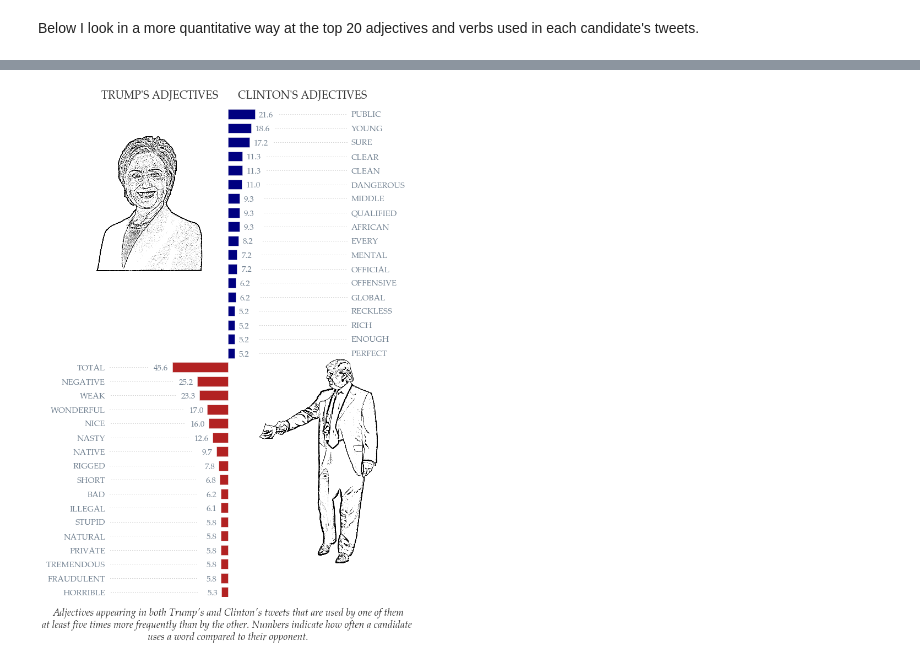
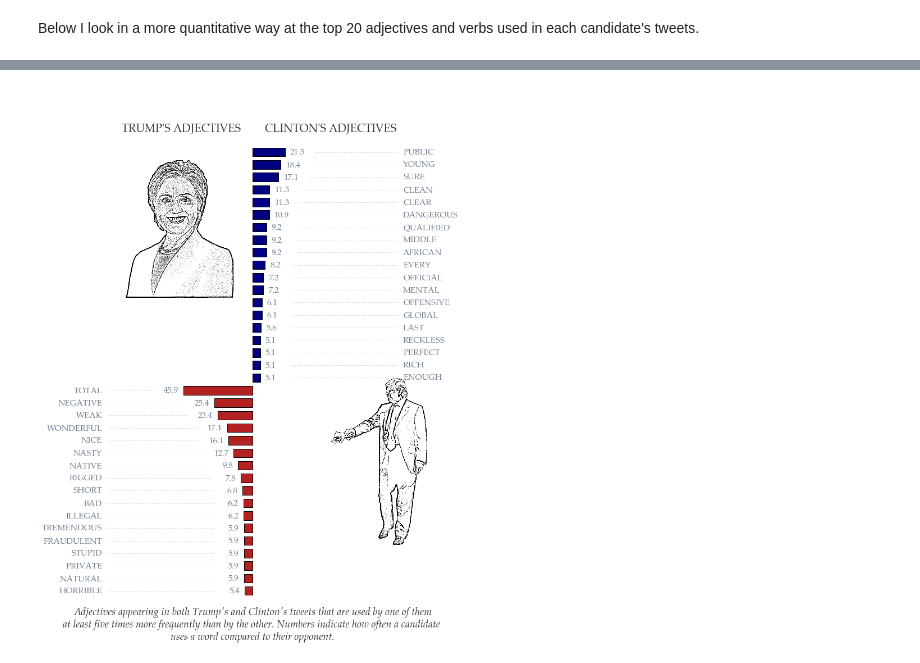
Before and after one commit to gogrean/elect2016, a Jupyter notebook: code/Negativity.ipynb, the cells around one changed output, grey strips where cells are left out. Drawn from its saved outputs; the diff is of its cells as text; code cells hidden in the pictures.

Commit message:
More figure polishing, plus verb and unique words analyses.

```diff
--- a/code/Negativity.ipynb
+++ b/code/Negativity.ipynb
@@ -99,7 +99,7 @@ def make_corpus(df):
 def tag_corpus(tokenized_corpus, flagged_indices=[], method='stemming'):
     hillary = ['hillary', '-hillary', '-h', "–hillary", "—hillary"]
     stopset = stopwords.words('english')
-    forbidden = ["http", "//", "amp", "una", "gun", "los"] + punctuation_marks
+    forbidden = ["http", "//", "amp", "una", "gun", "los", "que", "las", "arizona", "hardworking"] + punctuation_marks
     tags = st.tag(tokenized_corpus)
     modified_corpus = False
     for i, w in enumerate(tags):
@@ -350,6 +350,29 @@ for adj in top_adj:
         plot_top_adj[adj][1] = plot_top_adj[adj][1][0]
 
 sorted_adj = sorted(plot_top_adj.items(), key=lambda x: sum(x[1]))
+
+
+top_vb_clinton = [x[0] for x in sorted_vb_clinton_bucket[-n_top_words:]]
+top_vb_trump = [x[0] for x in sorted_vb_trump_bucket[-n_top_words:]]
+
+n_vb_clinton = len(verb_clinton)
+n_vb_trump = len(verb_trump)
+
+plot_top_vb = {}
+top_vb = set(top_vb_trump + top_vb_clinton)
+for vb in top_vb:
+    plot_top_vb[vb] = [[x[1]/n_vb_clinton*100 for x in sorted_vb_clinton_bucket if x[0] == vb],
+                         [x[1]/n_vb_trump*100 for x in sorted_vb_trump_bucket if x[0] == vb]]
+    if not plot_top_vb[vb][0]:
+        plot_top_vb[vb][0] = 0
+    else:
+        plot_top_vb[vb][0] = plot_top_vb[vb][0][0]
+    if not plot_top_vb[vb][1]:
+        plot_top_vb[vb][1] = 0
+    else:
+        plot_top_vb[vb][1] = plot_top_vb[vb][1][0]
+
+sorted_vb = sorted(plot_top_vb.items(), key=lambda x: sum(x[1]))
 # %%
 plt.rcParams.update({'font.size': 15})
 plt.rcParams.update({'xtick.major.size': 10})
@@ -435,7 +534,7 @@ plt.rcParams.update({'xtick.major.size': 10})
 plt.rcParams.update({'ytick.major.size': 10})
 pfont = {'fontname': 'Palatino Linotype'}
 
-fig = plt.figure(figsize=(10,16), frameon=False)
+fig = plt.figure(figsize=(12,16), frameon=False)
 plt.axis('off')
 
 bar_pos_trump = np.arange(len(sorted_adj_ratio_trump))
@@ -464,37 +563,37 @@ for i, adj in zip(bar_pos_trump, sorted_adj_ratio_trump):
               linestyle='dotted', c='k', alpha=0.3, linewidth=1)
 for i, adj in zip(bar_pos_clinton, sorted_adj_ratio_clinton):
     tloc = 100
     talign = 'left'
     offset = abs(tloc)/30*np.sign(tloc)
     lstart = np.max(adj[1]) * np.sign(tloc) + 6*offset
     nmax_label = lstart
     nmin_label = np.min(adj[1])*np.sign(offset)
     lend = tloc - offset
     plt.text(tloc, i, adj[0].upper(), va='bottom', ha=talign, color=tc, **pfont)
     plt.text(np.max(adj[1]) * np.sign(tloc) + offset, i, "%.1f" % np.max(adj[1]),
              ha=talign, va='bottom', color=tc, **pfont)
     plt.plot([lstart, lend], [i+bar_width/2, i+bar_width/2],
               linestyle='dotted', c='k', alpha=0.3, linewidth=1)
 
 plt.xlim([-abs(tloc)*1.25,abs(tloc)*1.25])
-plt.text(-8, np.max(bar_pos_clinton)+1.5, "TRUMP'S ADJECTIVES", ha='right', fontsize=20, alpha=0.8, **pfont)
-plt.text(8, np.max(bar_pos_clinton)+1.5, "CLINTON'S ADJECTIVES", ha='left', fontsize=20, alpha=0.8, **pfont)
-plt.text(0, -3,
+plt.text(-8, np.max(bar_pos_clinton)+2.0, "TRUMP'S ADJECTIVES", ha='right', fontsize=20, alpha=0.8, **pfont)
+plt.text(8, np.max(bar_pos_clinton)+2.0, "CLINTON'S ADJECTIVES", ha='left', fontsize=20, alpha=0.8, **pfont)
+plt.text(0, -3.5,
          """Adjectives appearing in both Trump's and Clinton's tweets that are used by one of them
 at least five times more frequently than by the other. Numbers indicate how often a candidate
 uses a word compared to their opponent.""", fontsize=18, alpha=0.8,
          ha='center', style='italic', **pfont)
 
 hc_sketch = Image.open('../figs/hillary-sketch.png')
 hc_sketch = hc_sketch.resize((int(hc_sketch.size[0]//3), int(hc_sketch.size[1]//3)))
 hc_sketch = np.array(hc_sketch).astype(np.float) / 255
-fig.figimage(hc_sketch, 90, 680, origin='upper', cmap='gray')
+fig.figimage(hc_sketch, 140, 620, origin='upper', cmap='gray')
 
 dt_sketch = Image.open('../figs/trump-sketch.png')
-dt_sketch = dt_sketch.resize((int(dt_sketch.size[0]//2), int(dt_sketch.size[1]//2)))
+dt_sketch = dt_sketch.resize((int(dt_sketch.size[0]//2.5), int(dt_sketch.size[1]//2.5)))
 dt_sketch = np.array(dt_sketch).astype(np.float) / 255
-fig.figimage(dt_sketch, 400, 150, origin='upper', cmap='gray')
+fig.figimage(dt_sketch, 520, 180, origin='upper', cmap='gray')
 
 plt.savefig('../figs/adj_differences.pdf')
 # %% [output]
-[figure, old version]
+[figure, new version]
```
Also changed, not shown: parts of 14 cells of this notebook.
